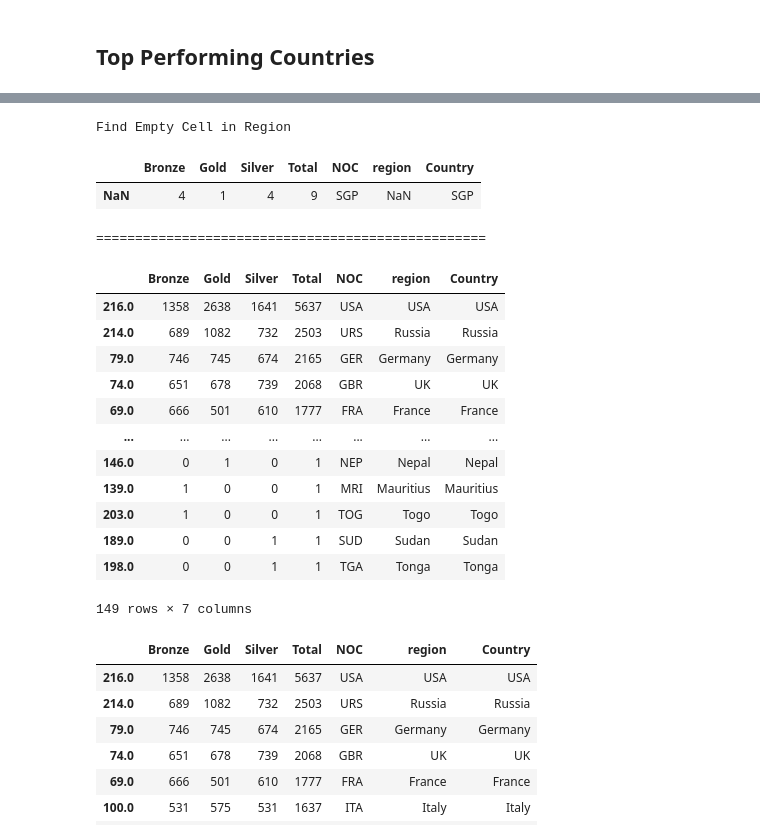
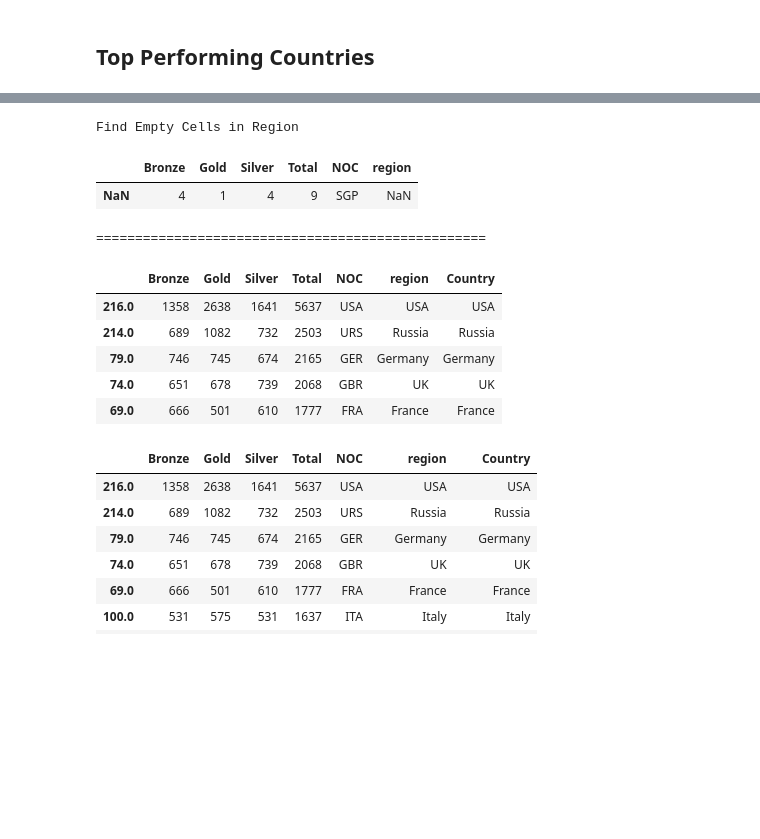
Before and after one commit to Dani-8/120Years-Of-Olympics-Data-Analysis, a Jupyter notebook: Olympic Medal Prediction ML Analysis.ipynb, the cells around one changed output, grey strips where cells are left out. Drawn from its saved outputs; the diff is of its cells as text; code cells hidden in the pictures; blank space fills up the shorter version.

```diff
--- a/Olympic Medal Prediction ML Analysis.ipynb
+++ b/Olympic Medal Prediction ML Analysis.ipynb
@@ -258,30 +246,23 @@ country_medals_with_names
 # %%
-print("Find Empty Cell in Region\n")
+print("Find Empty Cells in Region\n")
 
 display(country_medals_with_names[country_medals_with_names["region"].isna()])
 
 print("="*50+"\n")
 
 country_medals_with_names["Country"] = country_medals_with_names["region"].fillna(country_medals_with_names["NOC"])
-country_medals_with_names
+country_medals_with_names.head()
 # %% [output]
-Find Empty Cell in Region
+Find Empty Cells in Region
-|  | Bronze | Gold | Silver | Total | NOC | region | Country |
-| NaN | 4 | 1 | 4 | 9 | SGP | NaN | SGP |
+|  | Bronze | Gold | Silver | Total | NOC | region |
+| NaN | 4 | 1 | 4 | 9 | SGP | NaN |
 ==================================================
 |  | Bronze | Gold | Silver | Total | NOC | region | Country |
 | 216.0 | 1358 | 2638 | 1641 | 5637 | USA | USA | USA |
 | 214.0 | 689 | 1082 | 732 | 2503 | URS | Russia | Russia |
 | 79.0 | 746 | 745 | 674 | 2165 | GER | Germany | Germany |
 | 74.0 | 651 | 678 | 739 | 2068 | GBR | UK | UK |
 | 69.0 | 666 | 501 | 610 | 1777 | FRA | France | France |
-| ... | ... | ... | ... | ... | ... | ... | ... |
-| 146.0 | 0 | 1 | 0 | 1 | NEP | Nepal | Nepal |
-| 139.0 | 1 | 0 | 0 | 1 | MRI | Mauritius | Mauritius |
-| 203.0 | 1 | 0 | 0 | 1 | TOG | Togo | Togo |
-| 189.0 | 0 | 0 | 1 | 1 | SUD | Sudan | Sudan |
-| 198.0 | 0 | 0 | 1 | 1 | TGA | Tonga | Tonga |
-149 rows × 7 columns
 # %%
 top_15_countries = country_medals_with_names.head(15)
 top_15_countries
```
Also changed, not shown: parts of 3 cells of this notebook.
